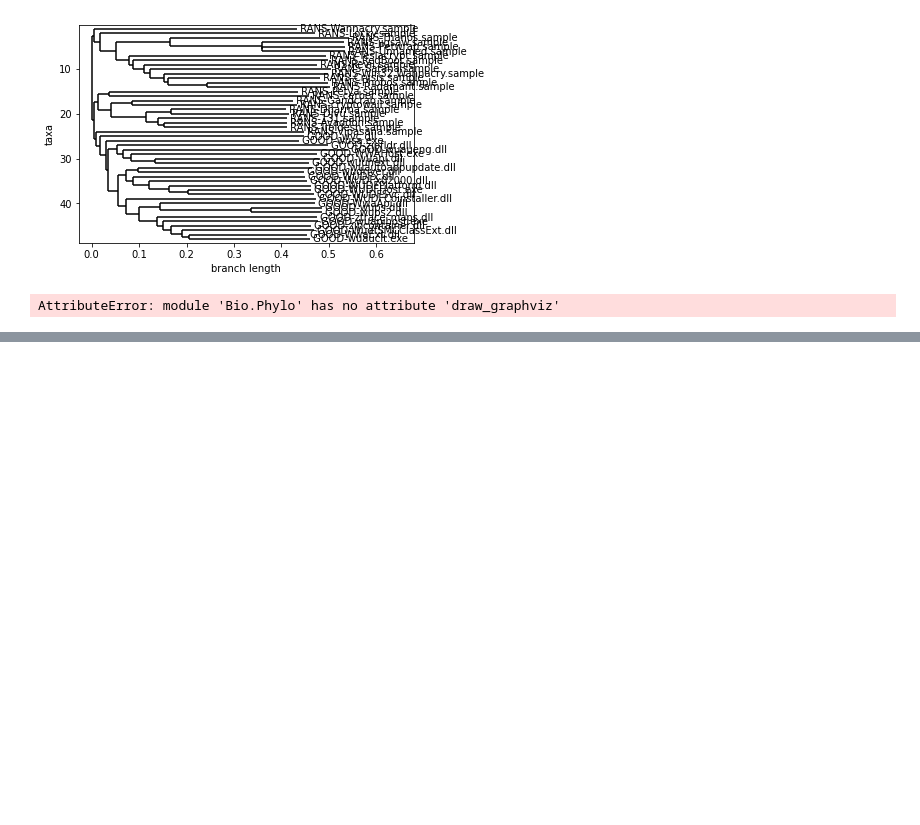
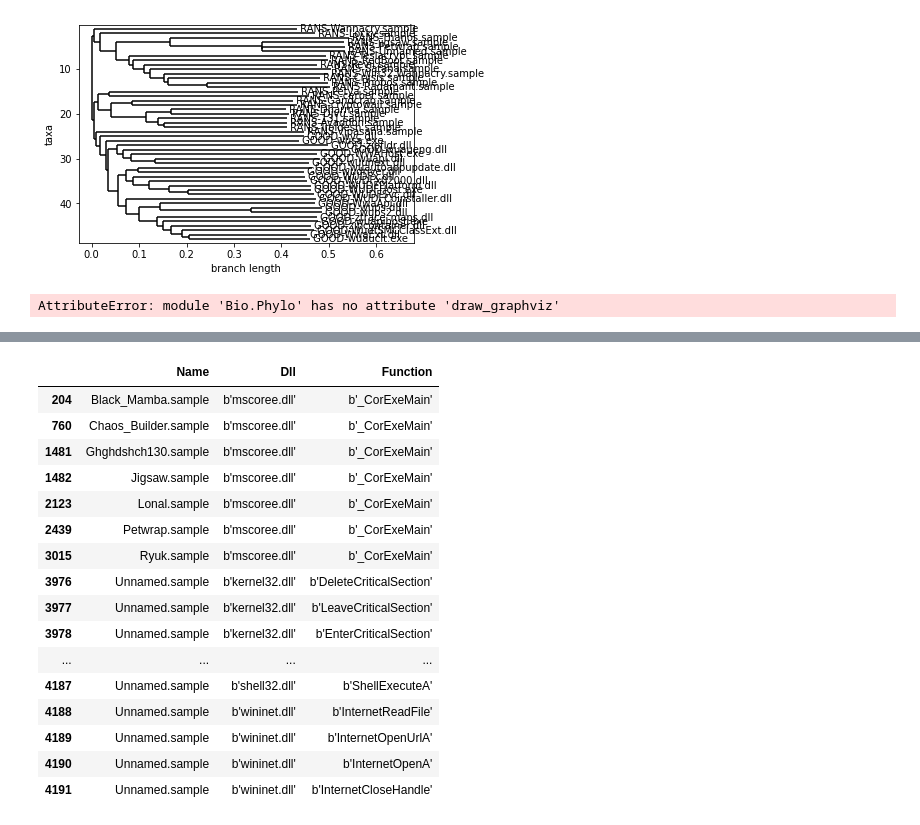
Before and after one commit to c2dc/nastyware, a Jupyter notebook: notebooks/static-attributes.ipynb, the cells around one changed output, grey strips where cells are left out. Saved outputs shown, nothing was run; the diff lists cells and outputs as text; code cells hidden in the pictures; blank space fills up the shorter version.

```diff
--- a/notebooks/static-attributes.ipynb
+++ b/notebooks/static-attributes.ipynb
@@ -436,0 +439,28 @@ AttributeError: module 'Bio.Phylo' has no attribute 'draw_graphviz'
+# %%
+ransomware_functions[   ransomware_functions['Name'].str.contains("Ryuk\.") | \
+                        ransomware_functions['Name'].str.contains("Lonal") | \
+                        ransomware_functions['Name'].str.contains("Jigsaw") | \
+                        ransomware_functions['Name'].str.contains("Petwrap") | \
+                        ransomware_functions['Name'].str.contains("Unnamed") | \
+                        ransomware_functions['Name'].str.contains("Black_Mamba") | \
+                        ransomware_functions['Name'].str.contains("Ghghdshch130") | \
+                        ransomware_functions['Name'].str.contains("Chaos_Builder") | \
+                        ransomware_functions['Name'].str.contains("Lonal")]
+# %% [output]
+|  | Name | Dll | Function |
+| 204 | Black_Mamba.sample | b'mscoree.dll' | b'_CorExeMain' |
+| 760 | Chaos_Builder.sample | b'mscoree.dll' | b'_CorExeMain' |
+| 1481 | Ghghdshch130.sample | b'mscoree.dll' | b'_CorExeMain' |
+| 1482 | Jigsaw.sample | b'mscoree.dll' | b'_CorExeMain' |
+| 2123 | Lonal.sample | b'mscoree.dll' | b'_CorExeMain' |
+| 2439 | Petwrap.sample | b'mscoree.dll' | b'_CorExeMain' |
+| 3015 | Ryuk.sample | b'mscoree.dll' | b'_CorExeMain' |
+| 3976 | Unnamed.sample | b'kernel32.dll' | b'DeleteCriticalSection' |
+| 3977 | Unnamed.sample | b'kernel32.dll' | b'LeaveCriticalSection' |
+| 3978 | Unnamed.sample | b'kernel32.dll' | b'EnterCriticalSection' |
+| ... | ... | ... | ... |
+| 4187 | Unnamed.sample | b'shell32.dll' | b'ShellExecuteA' |
+| 4188 | Unnamed.sample | b'wininet.dll' | b'InternetReadFile' |
+| 4189 | Unnamed.sample | b'wininet.dll' | b'InternetOpenUrlA' |
+| 4190 | Unnamed.sample | b'wininet.dll' | b'InternetOpenA' |
+| 4191 | Unnamed.sample | b'wininet.dll' | b'InternetCloseHandle' |
```
Also changed, not shown: parts of 12 cells of this notebook, 3 other files.
